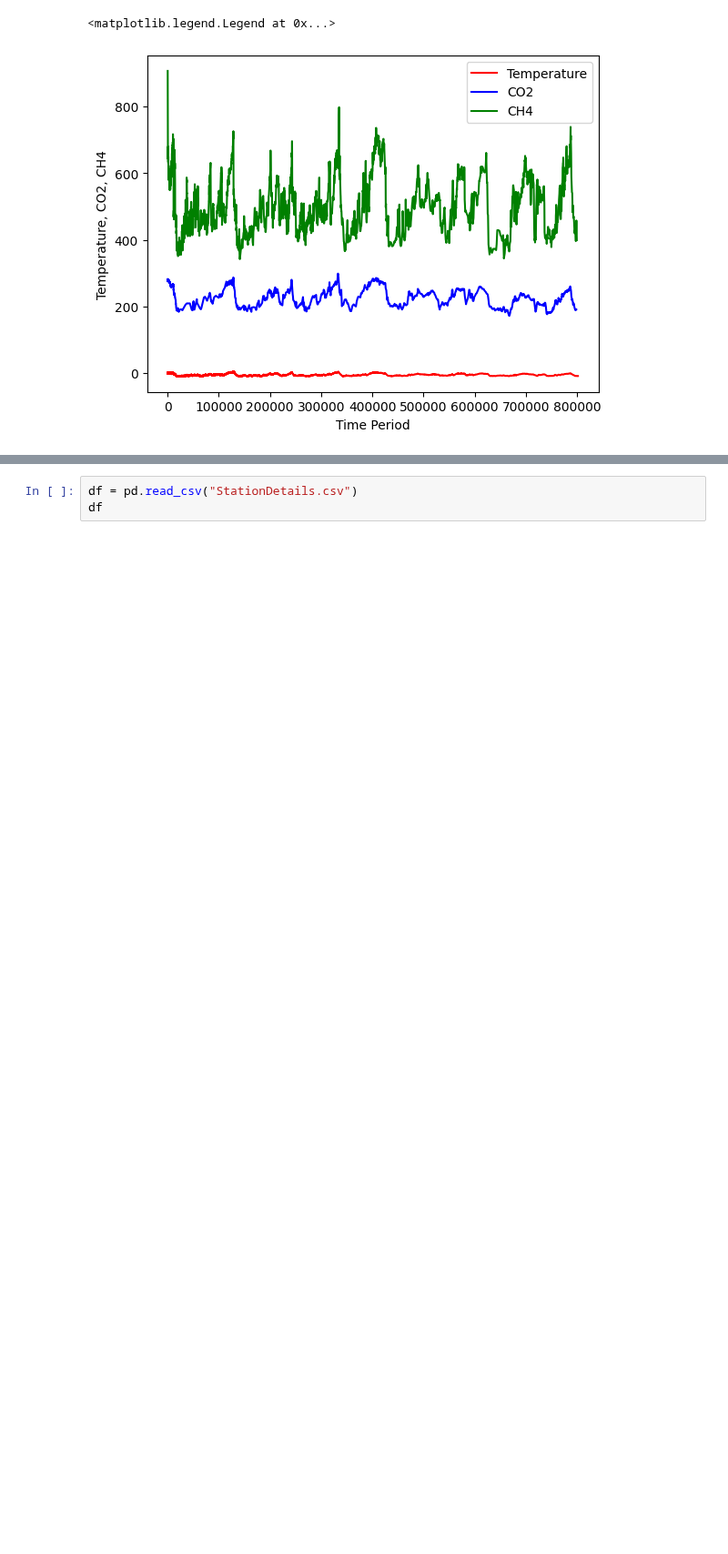
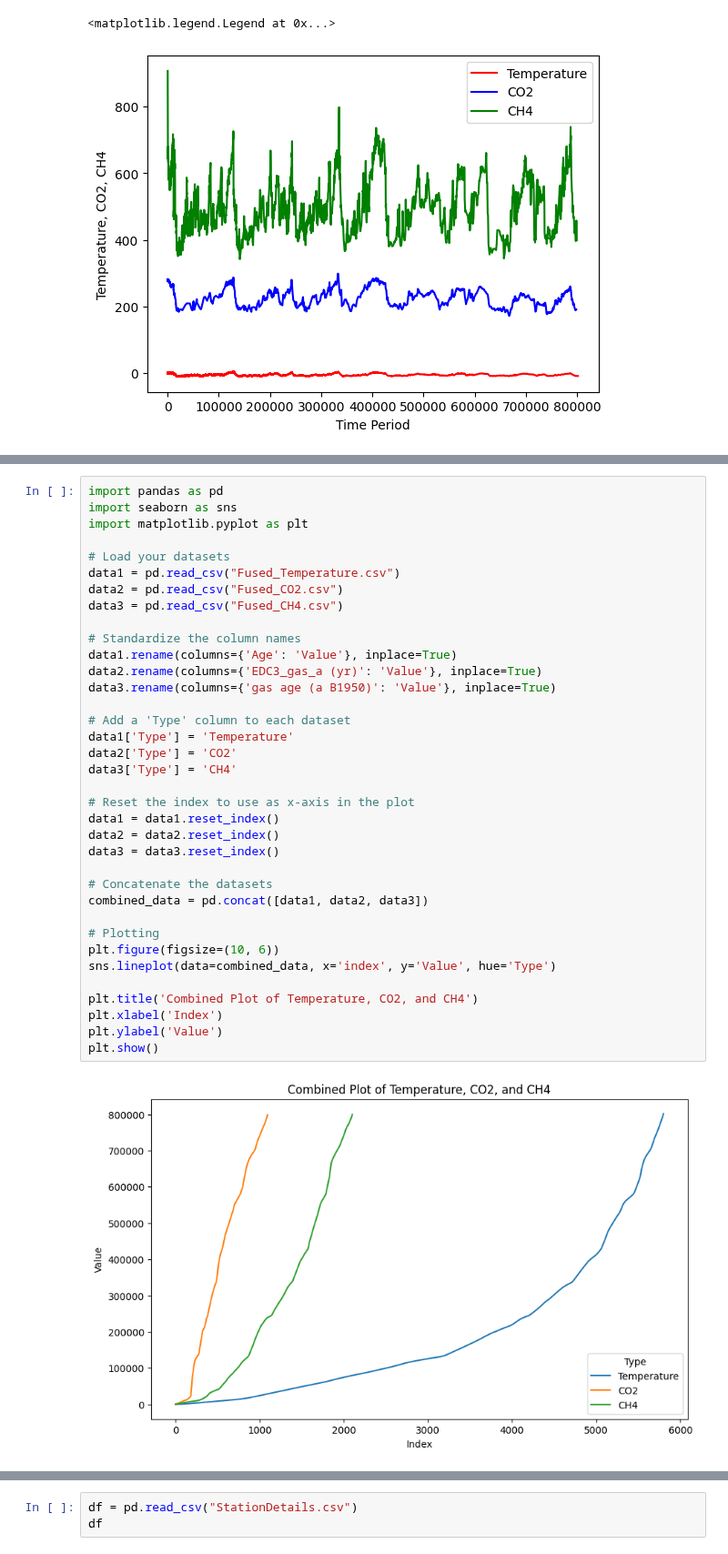
Before and after one commit to Tanjasta/PFDA_Assignment2, a Jupyter notebook: PFDA_Assignment2.ipynb, the cells around one changed output, grey strips where cells are left out. Shown at 91% size. Drawn from its saved outputs; the diff is of its cells as text; blank space fills up the shorter version.

```diff
--- a/PFDA_Assignment2.ipynb
+++ b/PFDA_Assignment2.ipynb
@@ -552,3 +599,41 @@ plt.show()
+# %%
+import pandas as pd
+import seaborn as sns
+import matplotlib.pyplot as plt
+
+# Load your datasets
+data1 = pd.read_csv("Fused_Temperature.csv")
+data2 = pd.read_csv("Fused_CO2.csv")
+data3 = pd.read_csv("Fused_CH4.csv")
+
+# Standardize the column names
+data1.rename(columns={'Age': 'Value'}, inplace=True)
+data2.rename(columns={'EDC3_gas_a (yr)': 'Value'}, inplace=True)
+data3.rename(columns={'gas age (a B1950)': 'Value'}, inplace=True)
+
+# Add a 'Type' column to each dataset
+data1['Type'] = 'Temperature'
+data2['Type'] = 'CO2'
+data3['Type'] = 'CH4'
+
+# Reset the index to use as x-axis in the plot
+data1 = data1.reset_index()
+data2 = data2.reset_index()
+data3 = data3.reset_index()
+
+# Concatenate the datasets
+combined_data = pd.concat([data1, data2, data3])
+
+# Plotting
+plt.figure(figsize=(10, 6))
+sns.lineplot(data=combined_data, x='index', y='Value', hue='Type')
+
+plt.title('Combined Plot of Temperature, CO2, and CH4')
+plt.xlabel('Index')
+plt.ylabel('Value')
+plt.show()
+# %% [output]
+[figure, added]
 # %% [markdown]
 #### Irish Context
 
```
Also changed, not shown: parts of 3 cells of this notebook.
